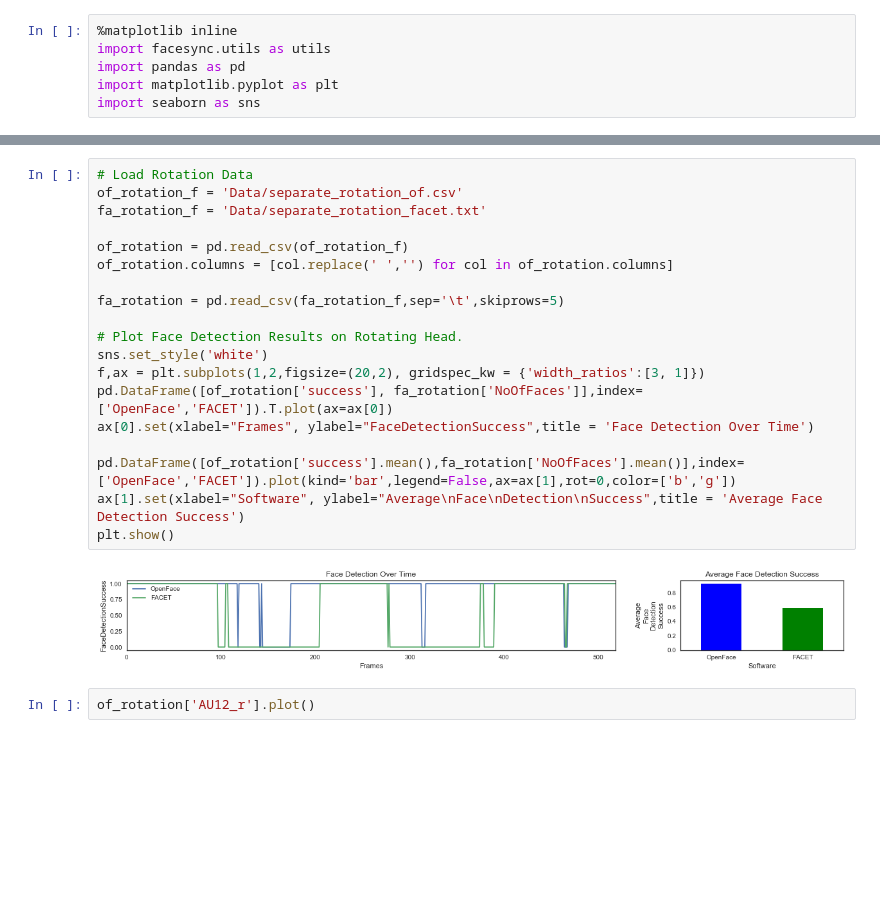
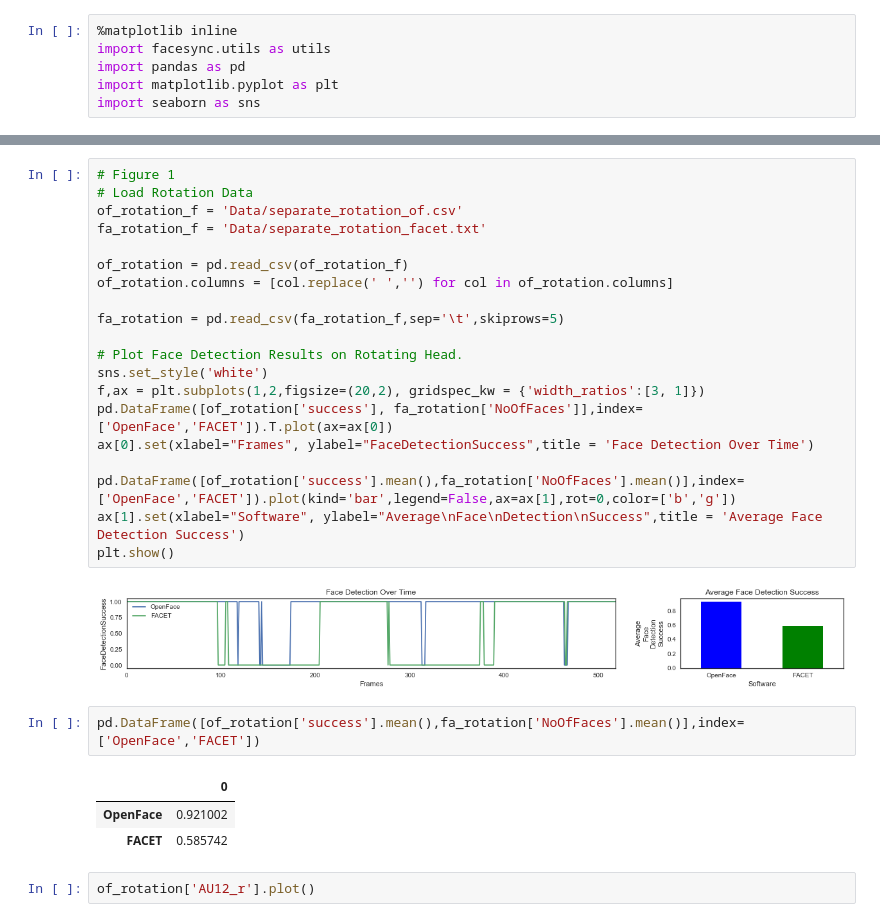
Before and after one commit to jcheong0428/jcheong0428.github.io, a Jupyter notebook: Notebooks/FEX_software_comparison.ipynb, the cells around one changed output, grey strips where cells are left out. Saved outputs shown, nothing was run; the diff lists cells and outputs as text; blank space fills up the shorter version.

```diff
--- a/Notebooks/FEX_software_comparison.ipynb
+++ b/Notebooks/FEX_software_comparison.ipynb
@@ -21,4 +27,5 @@ import seaborn as sns
 # %%
+# Figure 1
 # Load Rotation Data
 of_rotation_f = 'Data/separate_rotation_of.csv'
 fa_rotation_f = 'Data/separate_rotation_facet.txt'
@@ -39,6 +46,12 @@ ax[1].set(xlabel="Software", ylabel="Average\nFace\nDetection\nSuccess",title =
 plt.show()
 # %% [output]
 [figure]
+# %%
+pd.DataFrame([of_rotation['success'].mean(),fa_rotation['NoOfFaces'].mean()],index=['OpenFace','FACET'])
+# %% [output]
+|  | 0 |
+| OpenFace | 0.921002 |
+| FACET | 0.585742 |
 # %%
 of_rotation['AU12_r'].plot()
 # %% [output]
```
Also changed, not shown: parts of 2 cells of this notebook, 1 other file.
